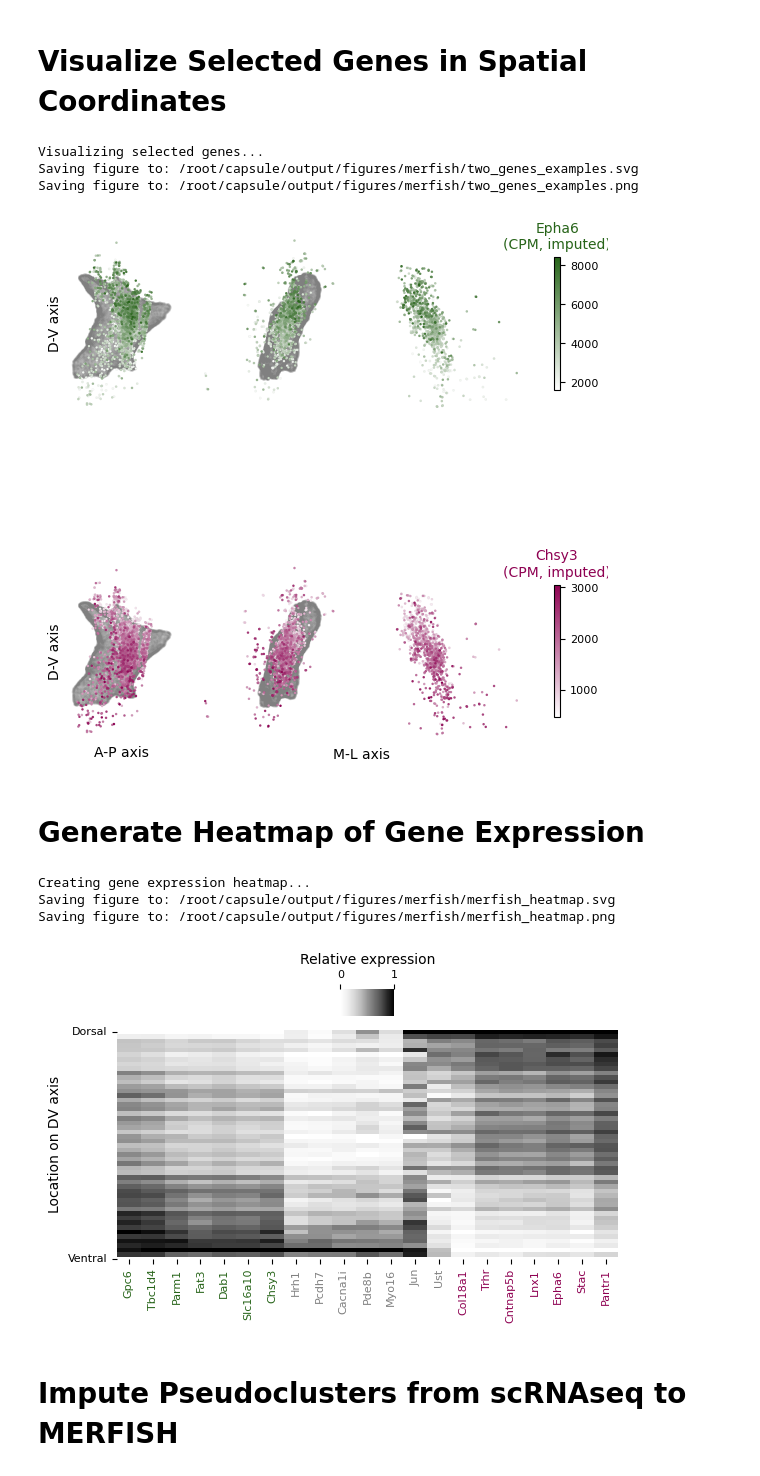
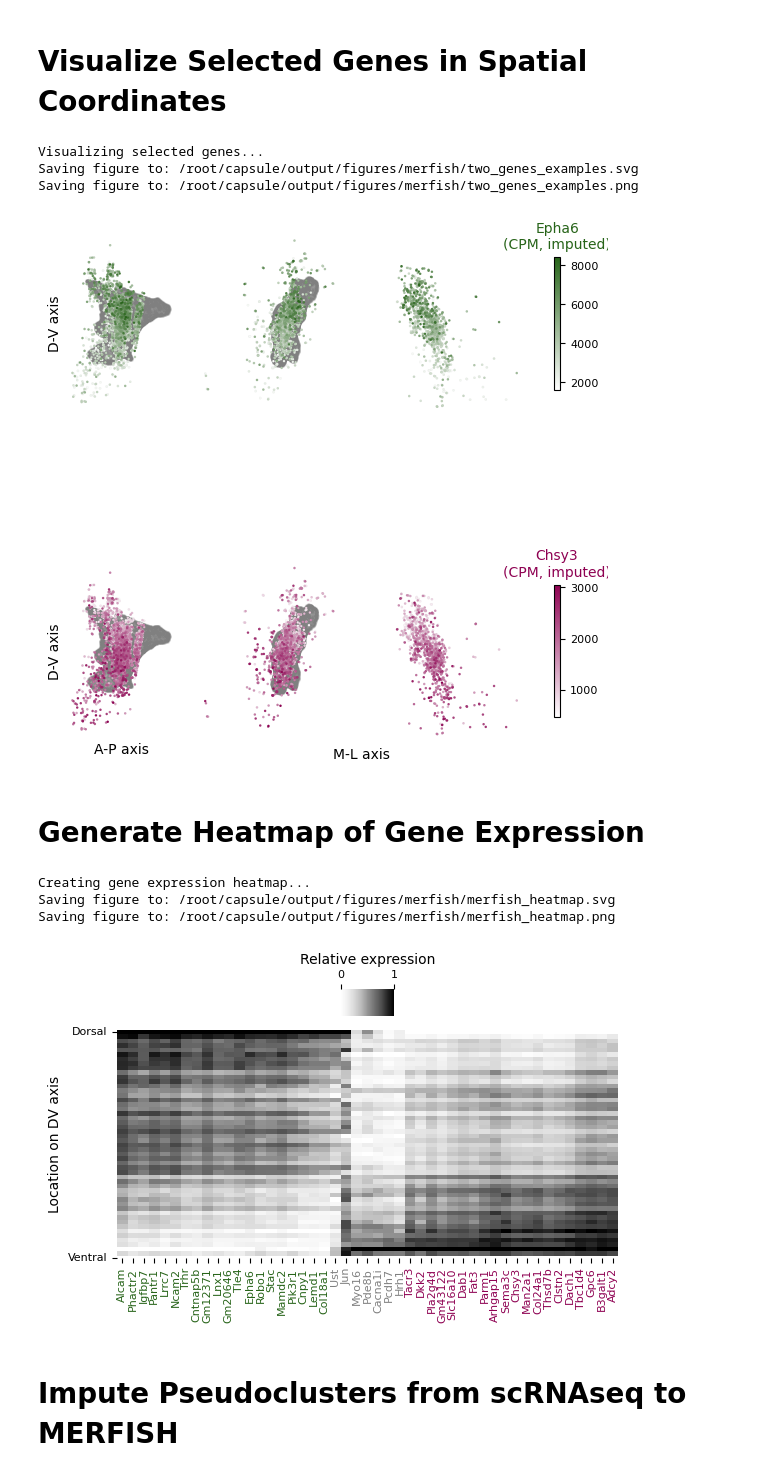
Before and after one commit to ShuonanChen/LCNE_transcriptomics, a Jupyter notebook: notebooks/merfish/plot_all_merfish_figs.ipynb, the cells around one changed output. Saved outputs shown, nothing was run; the diff lists cells and outputs as text; code cells hidden in the pictures.

Commit message:
update plottings

```diff
--- a/notebooks/merfish/plot_all_merfish_figs.ipynb
+++ b/notebooks/merfish/plot_all_merfish_figs.ipynb
@@ -53,8 +53,9 @@ def load_and_preprocess_data():
     """Load mesh and MERFISH data, perform initial preprocessing"""
     # Load mesh data
     print("Loading mesh data...")
-    allmeshes = utils.load_mesh(MESH_DIR)
-    mesh = allmeshes['250513_LC_core_67_mesh_shrunk']
+    allmeshes = utils.load_mesh(MESH_DIR, nameconstrains = '*new_core*')
+    mesh = allmeshes['new_core_mesh']
+    mesh.vertices = mesh.vertices[:, [1,2, 0]]  # they somehow swapped the order -_-
     mesh.vertices /= 25  # Scale vertices to mm
 
     # Load MERFISH data
@@ -97,7 +98,7 @@ Creating UMAP embedding (using scvi results)...
 scl_multiplier = 25
 def perform_cca_analysis(adata_mer, n_components=2, scl_multiplier=scl_multiplier):
     """Perform CCA analysis between gene expression and spatial coordinates"""
-    S_mer_fo_cca = processing.get_hemi(adata_mer.obsm['spatial'], MESH_DIR)
+    S_mer_fo_cca = processing.get_hemi(adata_mer.obsm['spatial'], MESH_DIR_sym)
     cca, X_c, S_c, canonical_correlations = spatial_cca.perform_cca(
         adata_mer.X,  #
         # adata_mer.layers['BN'],#
@@ -548,42 +549,71 @@ plt.show()
 Visualizing selected genes...
 Saving figure to: /root/capsule/output/figures/merfish/two_genes_examples.svg
 Saving figure to: /root/capsule/output/figures/merfish/two_genes_examples.png
-[figure, old version]
+[figure, new version]
 # %% [markdown]
 # Generate Heatmap of Gene Expression
 # %%
 def create_gene_expression_heatmap(adata_imputed, cca, output_dir, gene_list_file='allyourgenes.pkl'):
     """Create a heatmap of gene expression ordered by CCA direction."""
     import pickle
+    import os
+    import numpy as np
+
     k = 0
-    direction_of_interest = (cca.y_weights_[:, k])
+    direction_of_interest = cca.y_weights_[:, k]
     direction_norm = direction_of_interest / np.linalg.norm(direction_of_interest)
     projected = adata_mer.obsm['spatial'] @ direction_norm
 
-    # Load gene list
+    # ------------------------------------------------------------------
+    # Load metadata from first notebook
+    # ------------------------------------------------------------------
     output_file = os.path.join(output_dir, gene_list_file)
-    allyourgenes = pickle.load(file = open(output_file,'rb'))
+    payload = pickle.load(open(output_file, 'rb'))
 
-    # Check gene availability
-    available_genes = [gene for gene in allyourgenes if gene in adata_imputed.var_names]
+    genes_clustered = payload["genes_clustered"]   # order used in scRNA heatmap
+    genes_original  = payload["genes_original"]    # pos + neg + U concatenated
+    n_pos           = payload["n_pos"]
+    n_neg           = payload["n_neg"]
+    n_u             = payload["n_u"]
+
+    # Use the clustered order, but keep only genes that exist in MERFISH
+    available_genes = [g for g in genes_clustered if g in adata_imputed.var_names]
 
     # Sort cells by position along the CCA direction
     t_order = np.argsort(projected)
+
+    # Build heatmap matrix: genes x cells
     inputheatmap = adata_imputed[:, available_genes].X.toarray()[t_order].T
-    ordered_data, row_order = heatmap.get_final_heatmap(inputheatmap, gene_reorder = False)
 
-    # Define color grouping for genes (for visualization)
-    T = int(len(row_order)/3)
+    # No reordering of genes here (we already use scRNA-clustered order)
+    ordered_data, row_order = heatmap.get_final_heatmap(
+        inputheatmap,
+        gene_reorder=False
+    )
+
+    # ------------------------------------------------------------------
+    # Compute tick colors via original category membership
+    # ------------------------------------------------------------------
     tick_colors = []
     for orig_idx in row_order:
-        if orig_idx < T:
+        g = available_genes[orig_idx]
+
+        # Map back to original concatenated list to see which block it came from
+        original_position = genes_original.index(g)
+
+        if original_position < n_pos:
+            # Positive genes block
             tick_colors.append(high_col)
-        elif orig_idx >= 2*T:
+        elif original_position < n_pos + n_neg:
+            # Negative genes block
             tick_colors.append(low_col)
         else:
+            # U-shaped genes block
             tick_colors.append('gray')
 
-    # Create heatmap
+    # ------------------------------------------------------------------
+    # Plot
+    # ------------------------------------------------------------------
     print("Creating gene expression heatmap...")
     plt.figure(figsize=(6, 4))
     sns.heatmap(
@@ -591,40 +621,46 @@ def create_gene_expression_heatmap(adata_imputed, cca, output_dir, gene_list_fil
         cmap='Greys',
         cbar_kws={
             'location': 'top',
             'label': 'Relative expression',
             'shrink': 0.3,
             'aspect': 2,
             'fraction': 0.1
         }
     )
 
-    # Set xtick labels and colors
-    xtick_labels = [available_genes[l] for l in row_order]
-    xticks = plt.gca().get_xticks()
-    plt.xticks(ticks=xticks, labels=xtick_labels, rotation=90)
-    for tick, color in zip(plt.gca().get_xticklabels(), tick_colors):
+    ax = plt.gca()
+
+    # xticks + colors (match your scRNA heatmap style)
+    xtick_labels = [available_genes[l] for l in row_order]   # len = n_genes
+    n_genes = len(xtick_labels)
+    xtick_positions = np.arange(n_genes) + 0.5               # centers of cells
+
+    ax.set_xticks(xtick_positions)
+    ax.set_xticklabels(xtick_labels, rotation=90)
+
+    for tick, color in zip(ax.get_xticklabels(), tick_colors):
         tick.set_color(color)
 
     plt.ylabel('Location on DV axis')
     q = 2  # How many labels to show on y-axis
     plt.yticks(
-        np.arange(q)*(ordered_data.shape[1]//(q-1))+0.5,
+        np.arange(q) * (ordered_data.shape[1] // (q - 1)) + 0.5,
         ['Dorsal', 'Ventral'],
         rotation=0
     )
     plt.grid(False)
     plt.tight_layout()
     return plt.gcf()
 
 # Create heatmap
 fig = create_gene_expression_heatmap(adata_mer_imputed, cca, TMP_OUT_DIR)
 save_figure("merfish_heatmap")
 plt.show()
 # %% [output]
 Creating gene expression heatmap...
 Saving figure to: /root/capsule/output/figures/merfish/merfish_heatmap.svg
 Saving figure to: /root/capsule/output/figures/merfish/merfish_heatmap.png
-[figure, old version]
+[figure, new version]
 # %% [markdown]
 
 # Impute Pseudoclusters from scRNAseq to MERFISH
```
Also changed, not shown: parts of 7 cells of this notebook, 3 other files.
